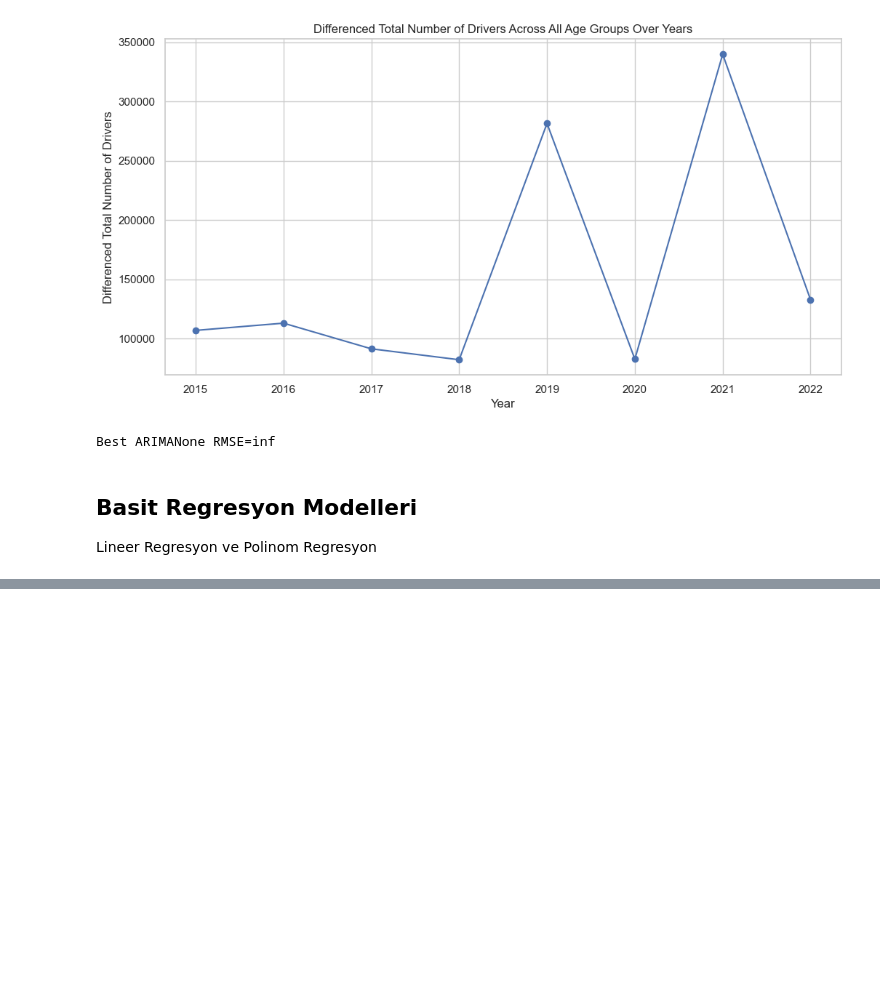
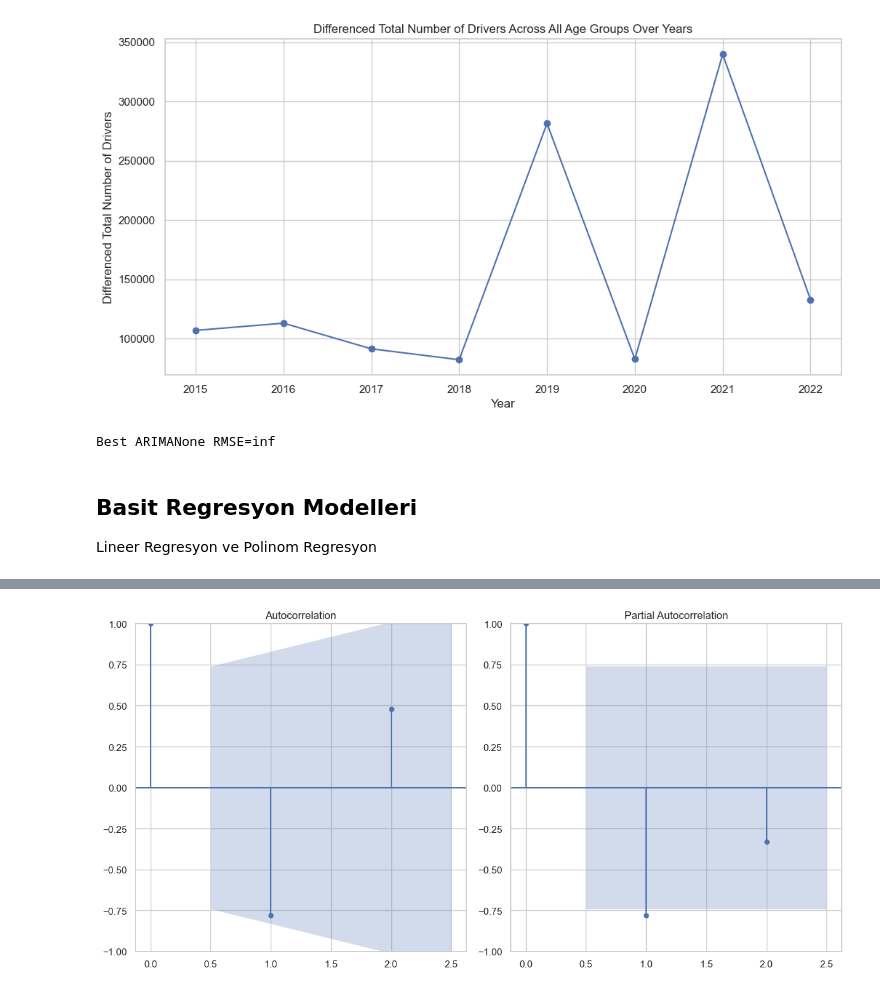
Before and after one commit to TunahanINCE/Current-Driving-Licences, a Jupyter notebook: Current_Driving_Licences.ipynb, the cells around one changed output, grey strips where cells are left out. Cells and saved outputs as stored; diff of their text form; code cells hidden in the pictures; blank space fills up the shorter version.

```diff
--- a/Current_Driving_Licences.ipynb
+++ b/Current_Driving_Licences.ipynb
@@ -1583,0 +2379,25 @@ rmse_poly = sqrt(mean_squared_error(y_test, y_pred_poly))
+# %%
+# Step 3: Achieving Stationarity
+# Since the time series is not stationary, we will difference the data to make it stationary.
+# Differencing is done by subtracting the previous observation from the current observation.
+
+# Differencing the time series
+time_series_diff = time_series.diff().dropna()
+
+# Conducting the ADF test again on the differenced data
+adf_test_diff = adfuller(time_series_diff)
+
+# Output the results for the differenced data
+adf_statistic_diff = adf_test_diff[0]  # ADF Test statistic for differenced data
+p_value_diff = adf_test_diff[1]  # p-value for differenced data
+critical_values_diff = adf_test_diff[4]  # Critical values for the test statistic at the 1%, 5%, and 10% levels for differenced data
+
+# Display the results
+print(f'ADF Statistic (Differenced Data): {adf_statistic_diff:.4f}')
+print(f'p-value (Differenced Data): {p_value_diff:.4f}')
+print('Critical Values (Differenced Data):')
+for key, value in critical_values_diff.items():
+    print(f'   {key}: {value:.4f}')
+
+# If the differenced series has a p-value below 0.05, it suggests stationarity.
+# Otherwise, further differencing may be required.
@@ -1583,0 +2458,21 @@ rmse_poly = sqrt(mean_squared_error(y_test, y_pred_poly))
+# %%
+# Reducing the number of lags to 2 for both ACF and PACF plots, as per the error message
+
+# Re-plotting ACF and PACF with only 2 lags
+plt.figure(figsize=(12, 6))
+
+# ACF plot with 2 lags
+plt.subplot(121)
+plot_acf(current_diff, ax=plt.gca(), lags=2)
+
+# PACF plot with 2 lags
+plt.subplot(122)
+plot_pacf(current_diff, ax=plt.gca(), lags=2)
+
+plt.tight_layout()
+plt.show()
+
+# Note: With only 2 lags, the interpretation of the plots might be quite limited,
+# but it should give us an initial idea of the potential p and q values for the ARIMA model.
+# %% [output]
+[figure, added]
```
Also changed, not shown: parts of 50 cells of this notebook.
